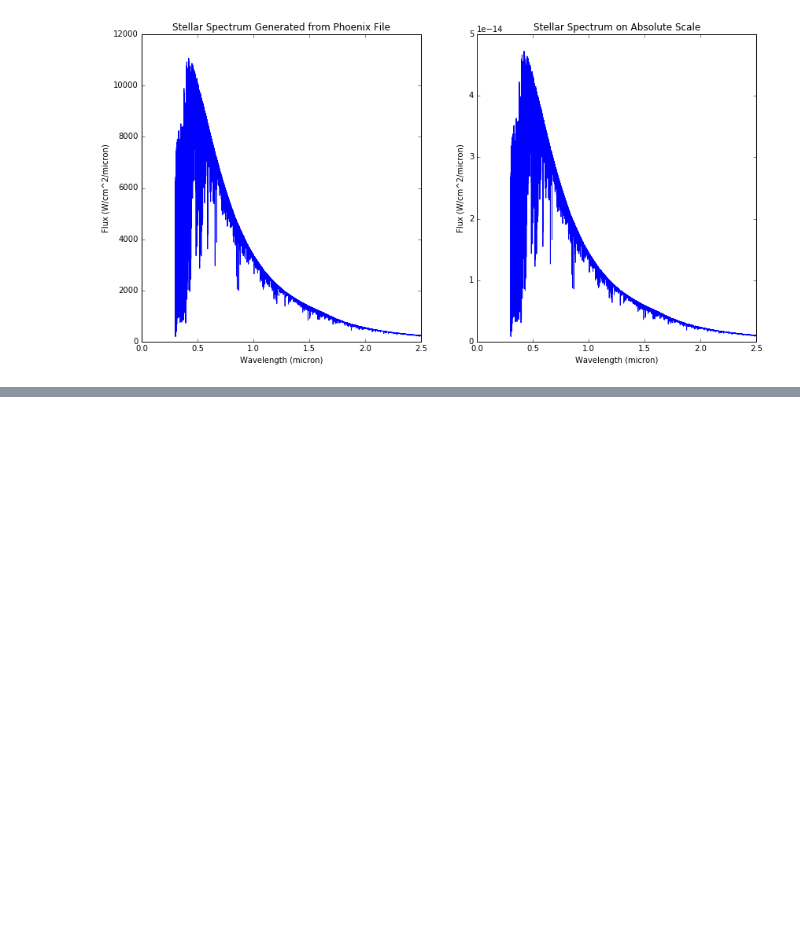
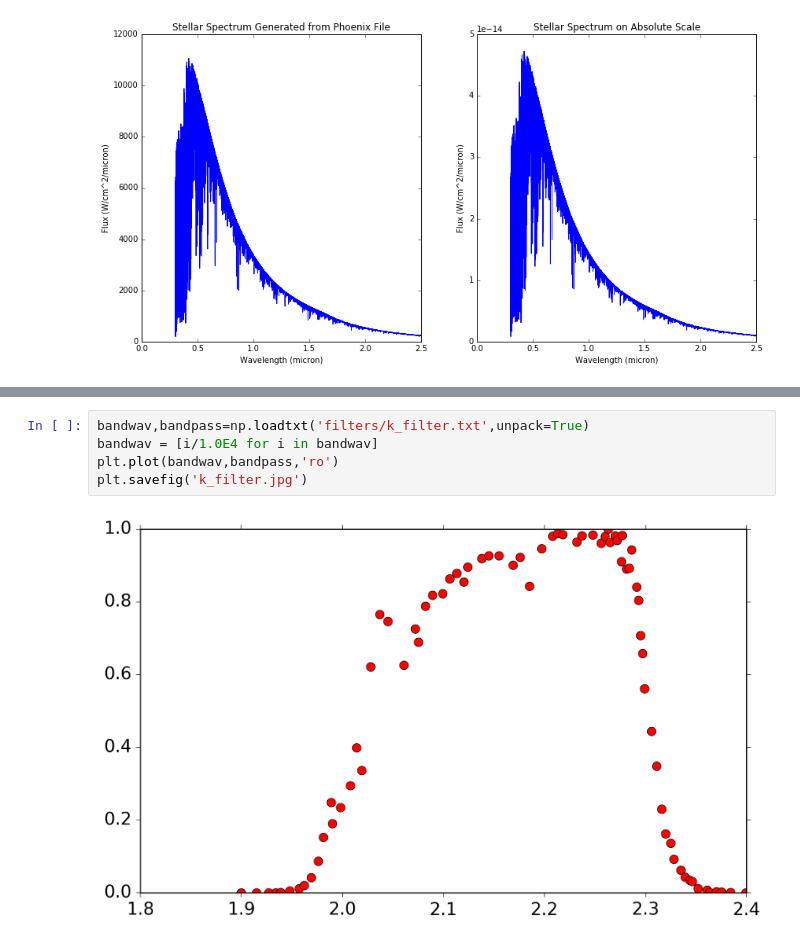
Before and after one commit to jradavenport/spot-colors, a Jupyter notebook: StarSpotMagModel.ipynb, the cells around one changed output, grey strips where cells are left out. Saved outputs shown, nothing was run; the diff lists cells and outputs as text; blank space fills up the shorter version.

```diff
--- a/StarSpotMagModel.ipynb
+++ b/StarSpotMagModel.ipynb
@@ -104,0 +131,7 @@ fig.savefig('Initial_Mags.png')
+# %%
+bandwav,bandpass=np.loadtxt('filters/k_filter.txt',unpack=True)
+bandwav = [i/1.0E4 for i in bandwav]
+plt.plot(bandwav,bandpass,'ro')
+plt.savefig('k_filter.jpg')
+# %% [output]
+[figure, added]
```
Also changed, not shown: parts of 2 cells of this notebook.
